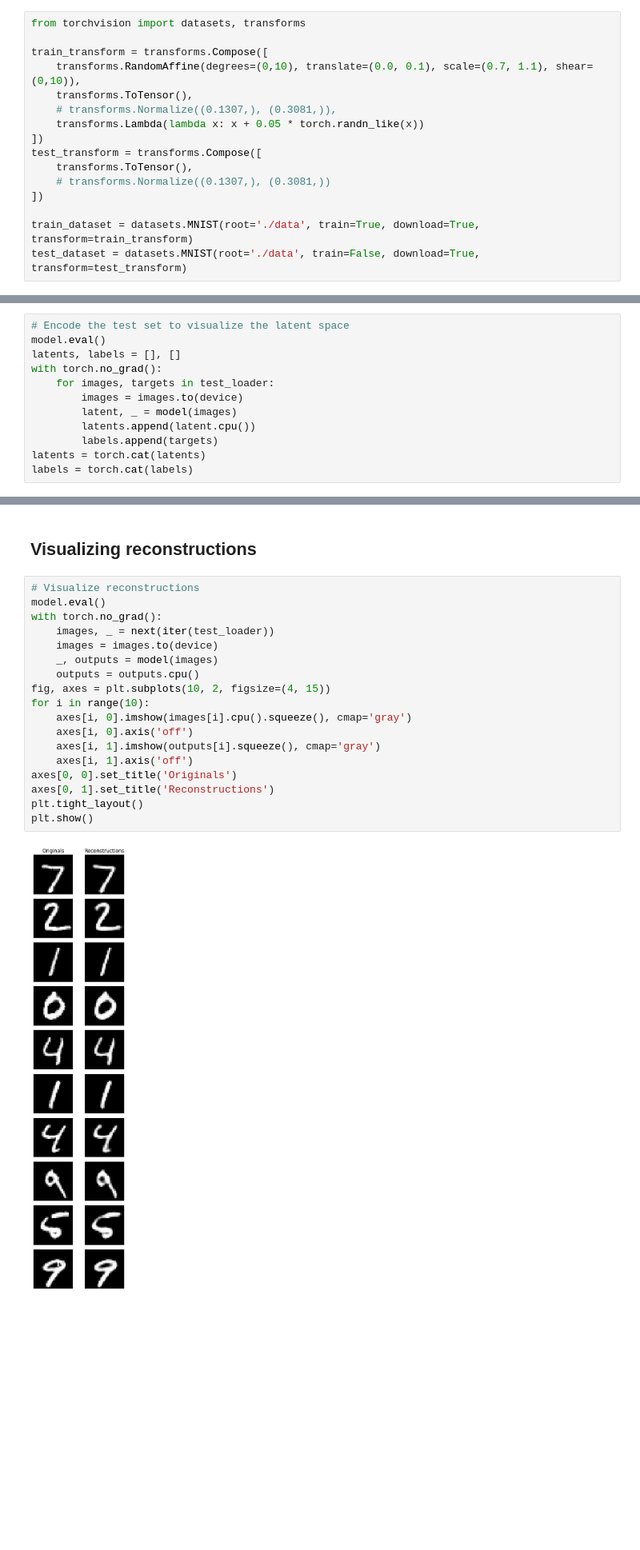
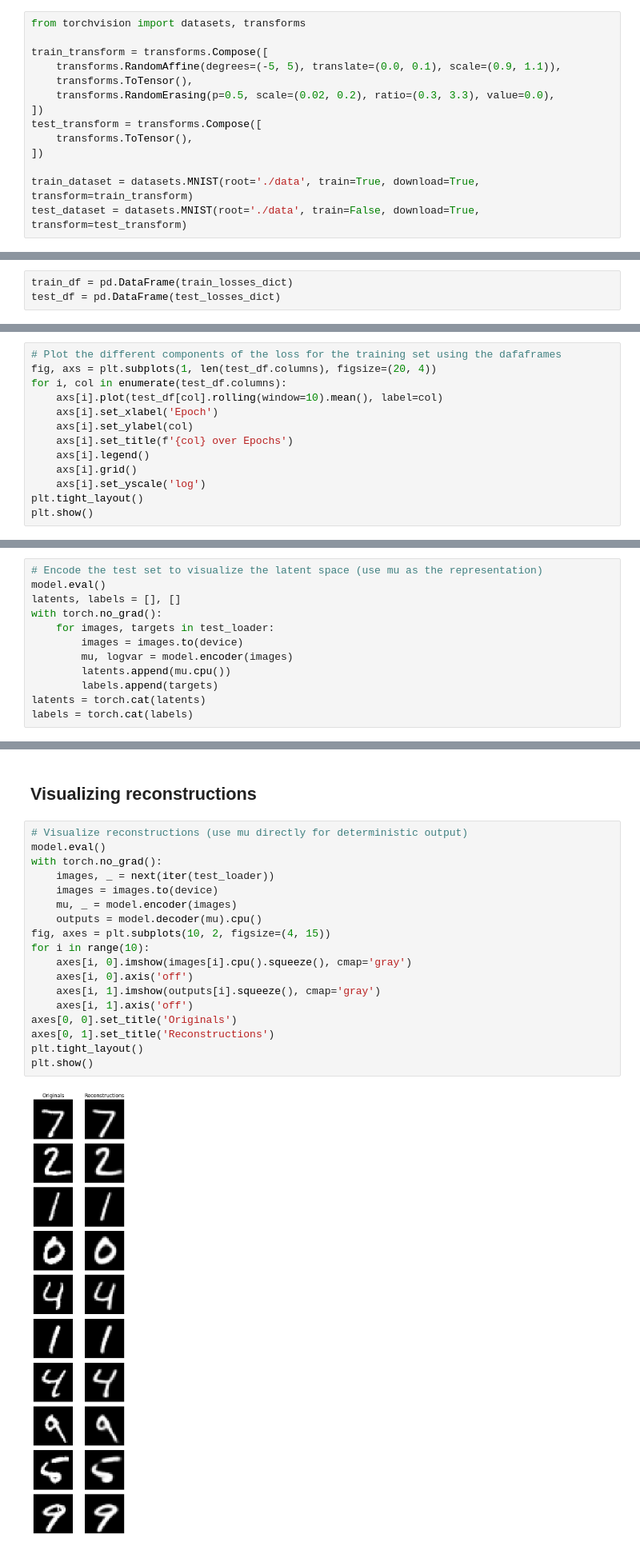
Before and after one commit to GabrielePintus/PreimageCounterfactualSampling, a Jupyter notebook: 1.2 - Training the AE.ipynb, the cells around one changed output, grey strips where cells are left out. Shown at 80% size. Drawn from its saved outputs; the diff is of its cells as text; blank space fills up the shorter version.

```diff
--- a/1.2 - Training the AE.ipynb
+++ b/1.2 - Training the AE.ipynb
@@ -25,14 +26,12 @@ We start by loading the MNIST dataset using `torchvision.datasets`. We will use
 from torchvision import datasets, transforms
 
 train_transform = transforms.Compose([
-    transforms.RandomAffine(degrees=(0,10), translate=(0.0, 0.1), scale=(0.7, 1.1), shear=(0,10)),
+    transforms.RandomAffine(degrees=(-5, 5), translate=(0.0, 0.1), scale=(0.9, 1.1)),
     transforms.ToTensor(),
-    # transforms.Normalize((0.1307,), (0.3081,)),
-    transforms.Lambda(lambda x: x + 0.05 * torch.randn_like(x))
+    transforms.RandomErasing(p=0.5, scale=(0.02, 0.2), ratio=(0.3, 3.3), value=0.0),
 ])
 test_transform = transforms.Compose([
     transforms.ToTensor(),
-    # transforms.Normalize((0.1307,), (0.3081,))
 ])
 
 train_dataset = datasets.MNIST(root='./data', train=True, download=True, transform=train_transform)
@@ -105,6 +117,9 @@ for epoch in progress_bar:
 
     progress_bar.set_postfix({'Train Loss': epoch_loss, 'Test Loss': epoch_test_loss})
     scheduler.step()
+# %%
+train_df = pd.DataFrame(train_losses_dict)
+test_df = pd.DataFrame(test_losses_dict)
 # %%
 print("Final Training loss:", train_losses[-1])
 print("Final Test loss:", test_losses[-1])
@@ -125,0 +141,13 @@ Final Test loss: 0.003420312120579183
+# %%
+# Plot the different components of the loss for the training set using the dafaframes
+fig, axs = plt.subplots(1, len(test_df.columns), figsize=(20, 4))
+for i, col in enumerate(test_df.columns):
+    axs[i].plot(test_df[col].rolling(window=10).mean(), label=col)
+    axs[i].set_xlabel('Epoch')
+    axs[i].set_ylabel(col)
+    axs[i].set_title(f'{col} over Epochs')
+    axs[i].legend()
+    axs[i].grid()
+    axs[i].set_yscale('log')
+plt.tight_layout()
+plt.show()
@@ -126,14 +156,14 @@ Final Test loss: 0.003420312120579183
 # %% [markdown]
 ## Visualizing latent space
 # %%
-# Encode the test set to visualize the latent space
+# Encode the test set to visualize the latent space (use mu as the representation)
 model.eval()
 latents, labels = [], []
 with torch.no_grad():
     for images, targets in test_loader:
         images = images.to(device)
-        latent, _ = model(images)
-        latents.append(latent.cpu())
+        mu, logvar = model.encoder(images)
+        latents.append(mu.cpu())
         labels.append(targets)
 latents = torch.cat(latents)
 labels = torch.cat(labels)
@@ -157,25 +203,25 @@ plt.show()
 # %% [markdown]
 ## Visualizing reconstructions
 # %%
-# Visualize reconstructions
+# Visualize reconstructions (use mu directly for deterministic output)
 model.eval()
 with torch.no_grad():
     images, _ = next(iter(test_loader))
     images = images.to(device)
-    _, outputs = model(images)
-    outputs = outputs.cpu()
+    mu, _ = model.encoder(images)
+    outputs = model.decoder(mu).cpu()
 fig, axes = plt.subplots(10, 2, figsize=(4, 15))
 for i in range(10):
     axes[i, 0].imshow(images[i].cpu().squeeze(), cmap='gray')
     axes[i, 0].axis('off')
     axes[i, 1].imshow(outputs[i].squeeze(), cmap='gray')
     axes[i, 1].axis('off')
 axes[0, 0].set_title('Originals')
 axes[0, 1].set_title('Reconstructions')
 plt.tight_layout()
 plt.show()
 # %% [output]
-[figure, old version]
+[figure, new version]
 # %% [markdown]
 ## Saving the Model
 # %%
```
Also changed, not shown: parts of 8 cells of this notebook, 8 other files.
